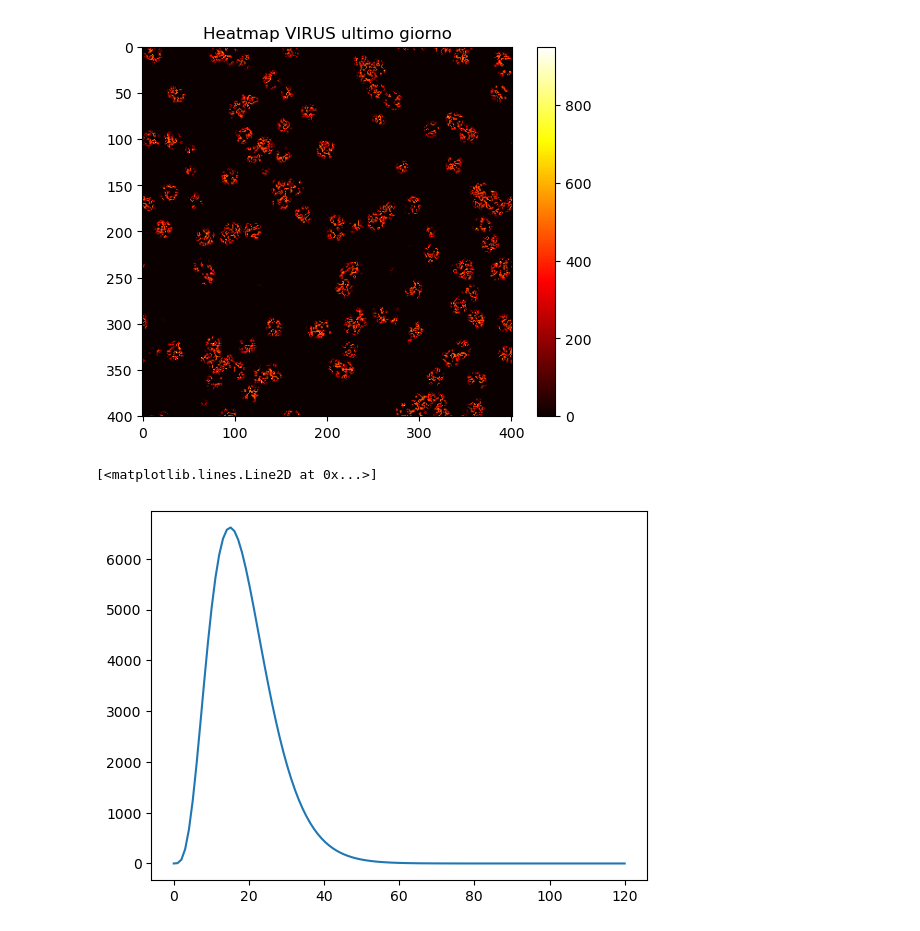
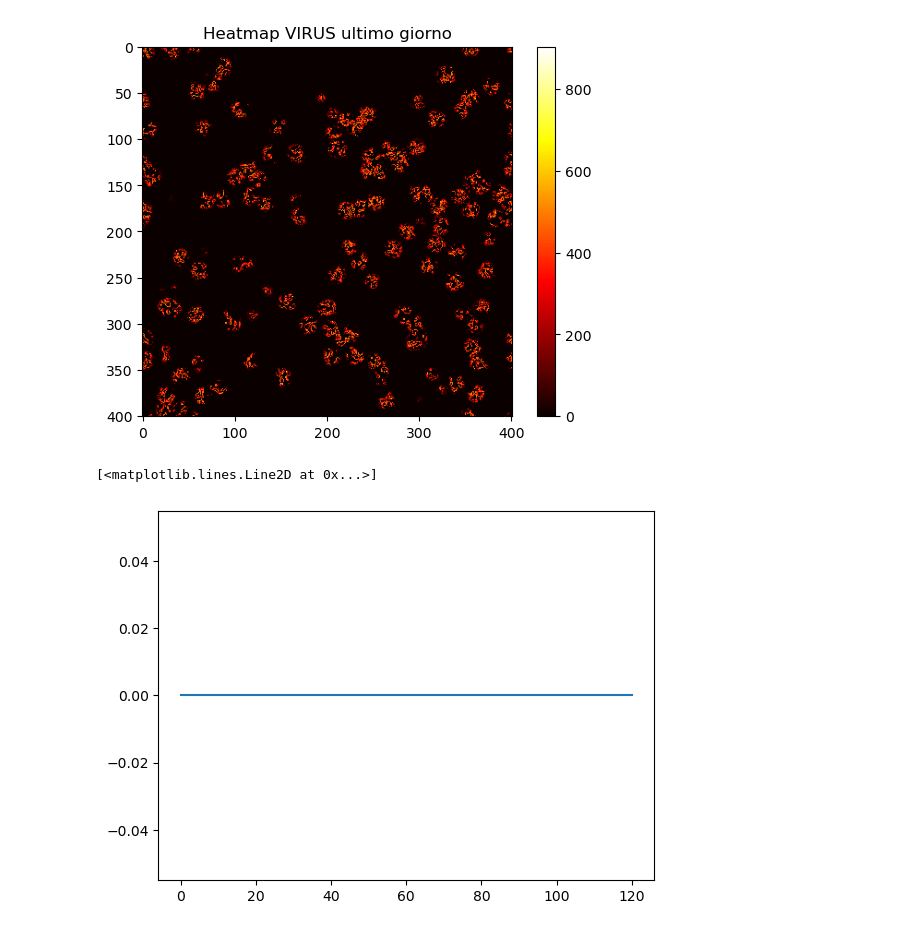
Before and after one commit to Holeryn/Metodi-Computazionali, a Jupyter notebook: progetto/esperimento.ipynb, the cells around one changed output. Drawn from its saved outputs; the diff is of its cells as text; code cells hidden in the pictures.

```diff
--- a/progetto/esperimento.ipynb
+++ b/progetto/esperimento.ipynb
@@ -14,20 +13,27 @@ plt.show()
 # %%
+import virus as vir
+import importlib
+importlib.reload(vir)
+
+N,VIRUS_LAYERS = vir.setup_virus(120,STORICO)
+
+
 import virus as vir
 import importlib
 importlib.reload(vir)
 
 N,VIRUS_LAYERS = vir.setup_virus(120,STORICO)
 
 # Visualizza l'ultimo giorno
 plt.imshow(VIRUS_LAYERS[-1], cmap='hot')
 plt.colorbar()
 plt.title('Heatmap VIRUS ultimo giorno')
 plt.show()
 
 X = np.linspace(0,120,120)
-Y = vir.P(X)*0.341*(np.sum(N[-32]+N[-31]+N[-30]+N[-29]+N[-28]+N[-27]+N[-26]))/7
+Y = vir.P(X)*0.341*(np.sum(N[-39:-32]))/7
 plt.plot(X,Y)
 # %% [output]
-[figure, old version]
+[figure, new version]
 [<matplotlib.lines.Line2D at 0x...>]
-[figure, old version]
+[figure, new version]
```
Also changed, not shown: parts of 1 cell of this notebook, 1 other file.
